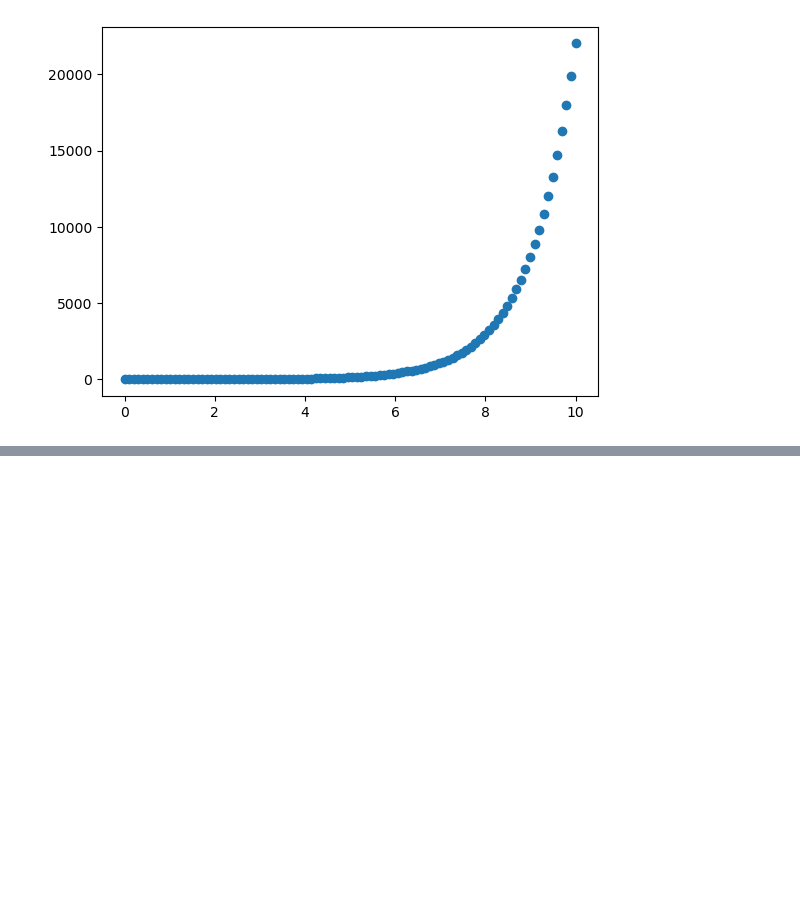
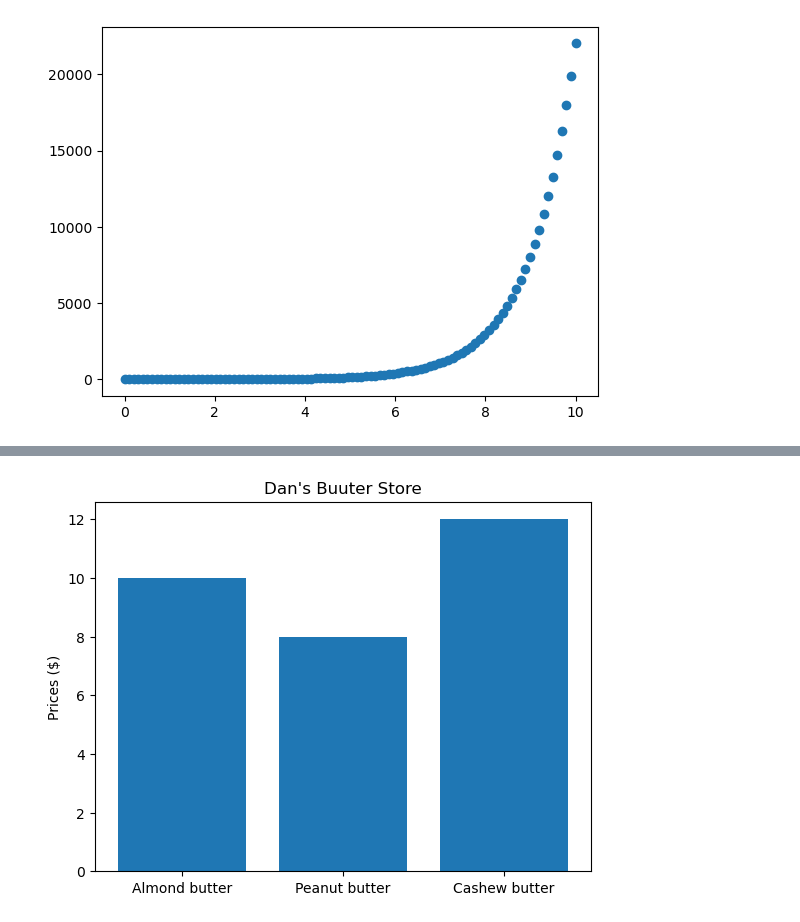
Before and after one commit to ERROR244/AI-ML-DS-Bootcamp, a Jupyter notebook: py/tutorials/T1/src/Introduction-to-Matplotlib.ipynb, the cells around one changed output, grey strips where cells are left out. Drawn from its saved outputs; the diff is of its cells as text; code cells hidden in the pictures; blank space fills up the shorter version.

```diff
--- a/py/tutorials/T1/src/Introduction-to-Matplotlib.ipynb
+++ b/py/tutorials/T1/src/Introduction-to-Matplotlib.ipynb
@@ -138,4 +137,12 @@ NameError: name 'sin' is not defined
 # %%
-# Use same data to make a scatter plot
+# Make a plot from dictionary
+nut_butter_prices = {"Almond butter": 10,
+                     "Peanut butter": 8,
+                     "Cashew butter": 12,}
+
 fig, ax = plt.subplots()
-ax.hist(x, (x));
+ax.bar(nut_butter_prices.keys(), nut_butter_prices.values())
+ax.set(title="Dan's Buuter Store",
+       ylabel="Prices ($)");
+# %% [output]
+[figure, added]
```
Also changed, not shown: parts of 30 cells of this notebook, 3 other files.
